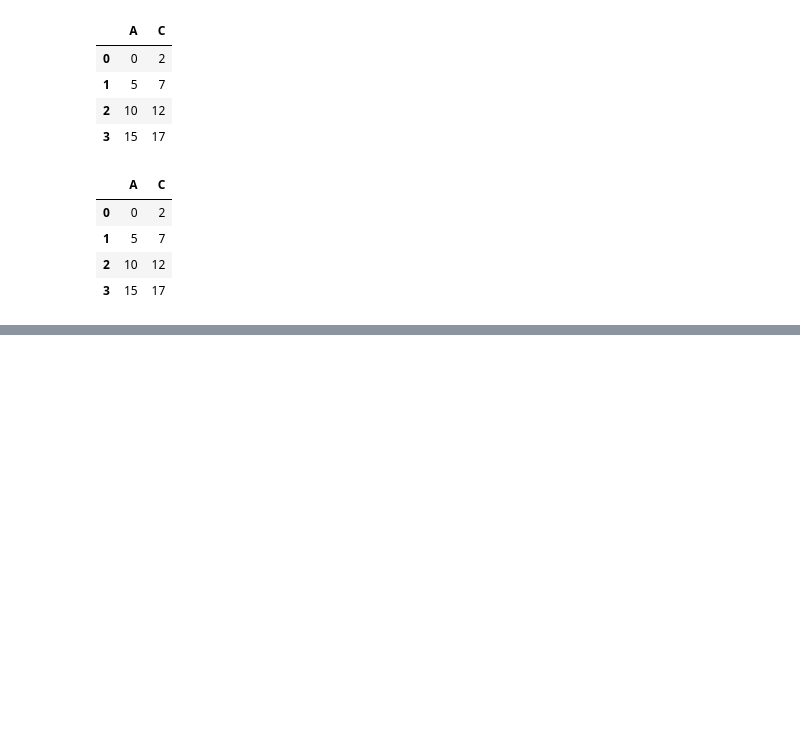
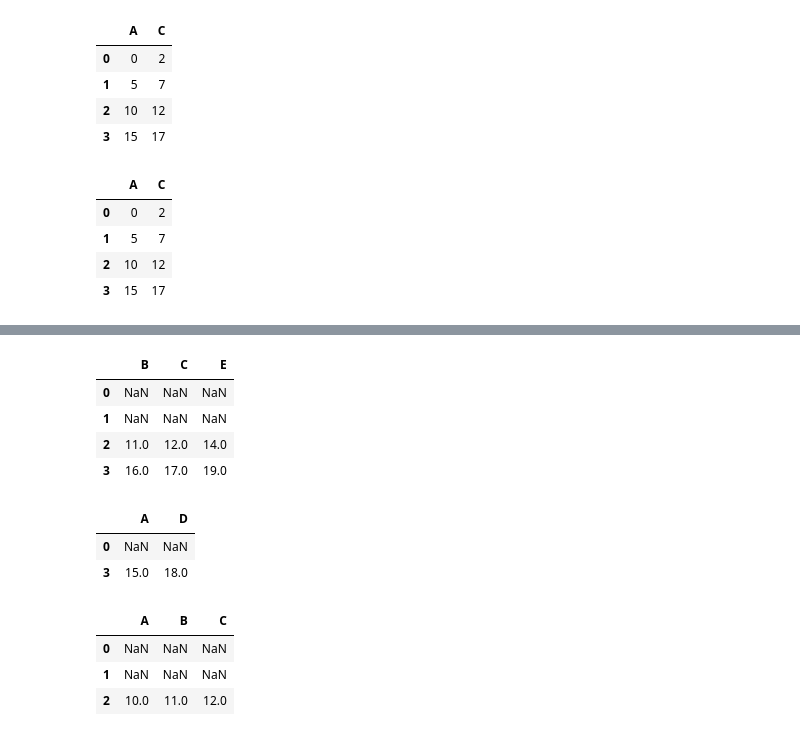
Before and after one commit to tychen742/thinkdsm, a Jupyter notebook: temps/test2.ipynb, the cells around one changed output, grey strips where cells are left out. Drawn from its saved outputs; the diff is of its cells as text; code cells hidden in the pictures; blank space fills up the shorter version.

```diff
--- a/temps/test2.ipynb
+++ b/temps/test2.ipynb
@@ -317,0 +336,21 @@ df.loc[ : , ['A', 'C']]
+# %%
+masked.loc[0:3, ['B', 'C', 'E']]
+# %% [output]
+|  | B | C | E |
+| 0 | NaN | NaN | NaN |
+| 1 | NaN | NaN | NaN |
+| 2 | 11.0 | 12.0 | 14.0 |
+| 3 | 16.0 | 17.0 | 19.0 |
+# %%
+masked.iloc[[ 0, 3 ], [0,3]]
+# %% [output]
+|  | A | D |
+| 0 | NaN | NaN |
+| 3 | 15.0 | 18.0 |
+# %%
+masked.iloc[0:3, 0:3]
+# %% [output]
+|  | A | B | C |
+| 0 | NaN | NaN | NaN |
+| 1 | NaN | NaN | NaN |
+| 2 | 10.0 | 11.0 | 12.0 |
```
Also changed, not shown: parts of 5 cells of this notebook.
